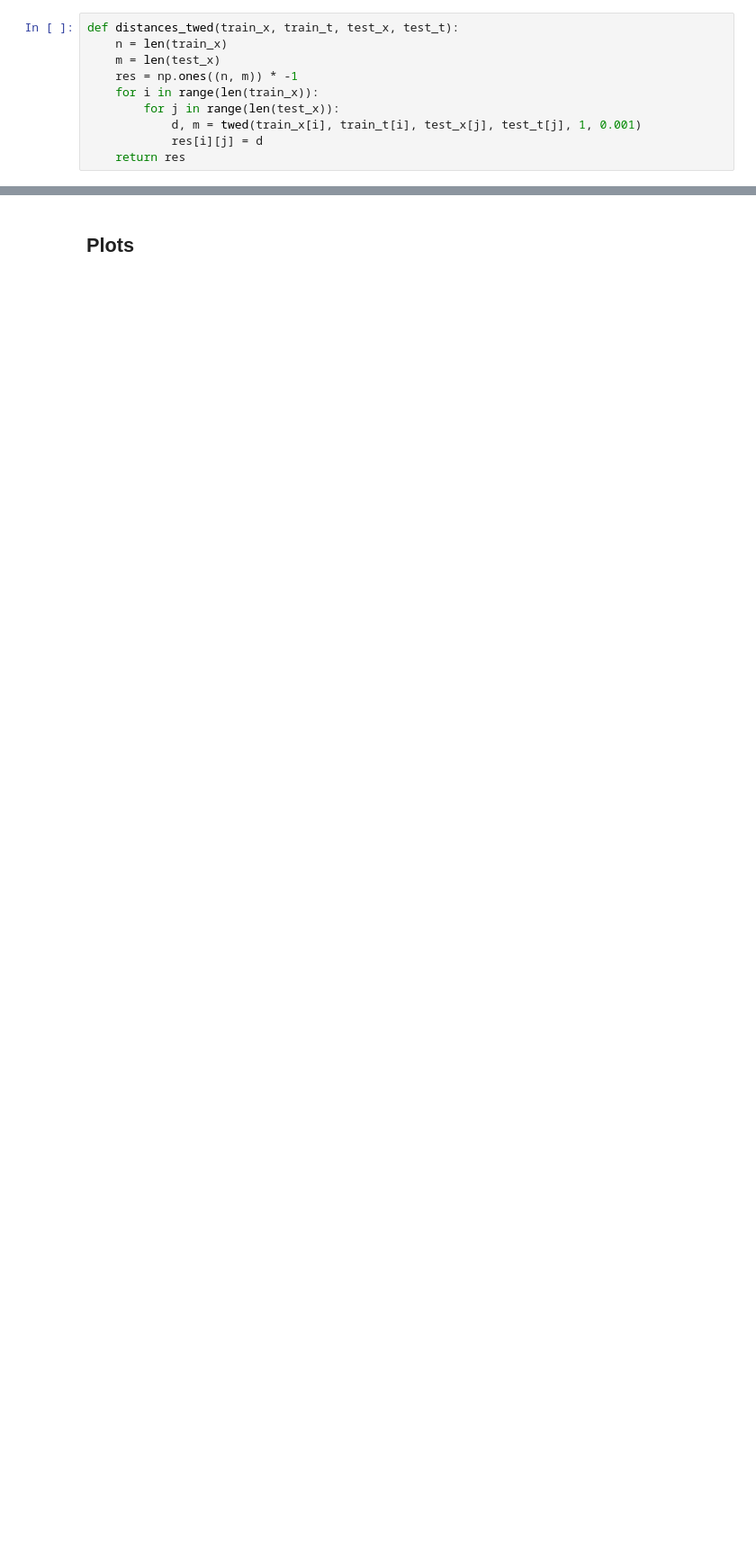
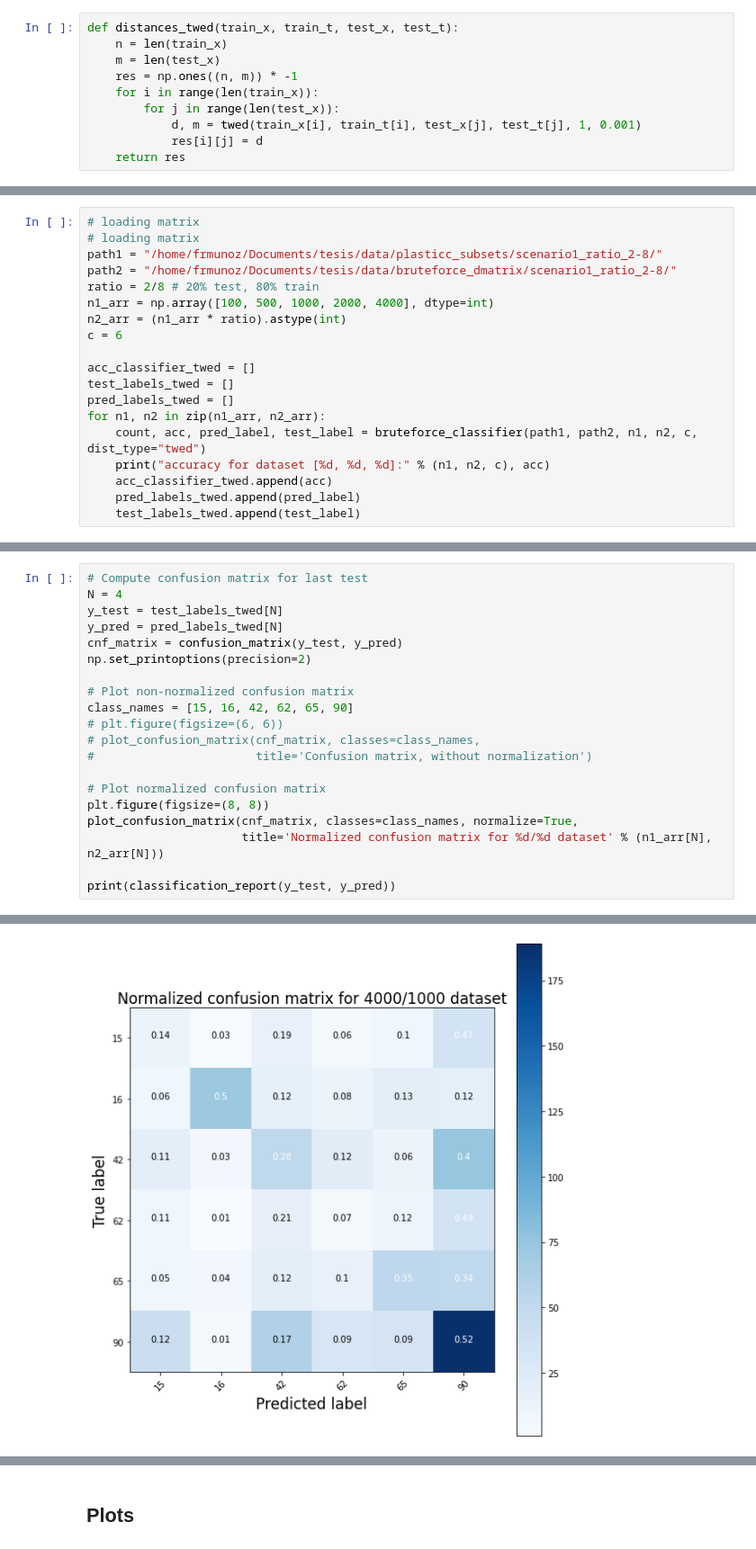
Before and after one commit to frmunozz/irregular-bag-of-pattern, a Jupyter notebook: notebooks/BruteForce.ipynb, the cells around one changed output, grey strips where cells are left out. Shown: that part at 90% size. Drawn from its saved outputs; the diff is of its cells as text; blank space fills up the shorter version.

```diff
--- a/notebooks/BruteForce.ipynb
+++ b/notebooks/BruteForce.ipynb
@@ -529,0 +401,19 @@ mAP@k for dataset [1000, 1000, 10], and k=10:  0.030959129976064502
+# %%
+# loading matrix
+# loading matrix
+path1 = "/home/frmunoz/Documents/tesis/data/plasticc_subsets/scenario1_ratio_2-8/"
+path2 = "/home/frmunoz/Documents/tesis/data/bruteforce_dmatrix/scenario1_ratio_2-8/"
+ratio = 2/8 # 20% test, 80% train
+n1_arr = np.array([100, 500, 1000, 2000, 4000], dtype=int)
+n2_arr = (n1_arr * ratio).astype(int)
+c = 6
+
+acc_classifier_twed = []
+test_labels_twed = []
+pred_labels_twed = []
+for n1, n2 in zip(n1_arr, n2_arr):
+    count, acc, pred_label, test_label = bruteforce_classifier(path1, path2, n1, n2, c, dist_type="twed")
+    print("accuracy for dataset [%d, %d, %d]:" % (n1, n2, c), acc)
+    acc_classifier_twed.append(acc)
+    pred_labels_twed.append(pred_label)
+    test_labels_twed.append(test_label)
@@ -529,0 +426,21 @@ mAP@k for dataset [1000, 1000, 10], and k=10:  0.030959129976064502
+# %%
+# Compute confusion matrix for last test
+N = 4
+y_test = test_labels_twed[N]
+y_pred = pred_labels_twed[N]
+cnf_matrix = confusion_matrix(y_test, y_pred)
+np.set_printoptions(precision=2)
+
+# Plot non-normalized confusion matrix
+class_names = [15, 16, 42, 62, 65, 90]
+# plt.figure(figsize=(6, 6))
+# plot_confusion_matrix(cnf_matrix, classes=class_names,
+#                       title='Confusion matrix, without normalization')
+
+# Plot normalized confusion matrix
+plt.figure(figsize=(8, 8))
+plot_confusion_matrix(cnf_matrix, classes=class_names, normalize=True,
+                      title='Normalized confusion matrix for %d/%d dataset' % (n1_arr[N], n2_arr[N]))
+
+print(classification_report(y_test, y_pred))
+# %% [output]
@@ -529,0 +460 @@ mAP@k for dataset [1000, 1000, 10], and k=10:  0.030959129976064502
+[figure, added]
```
Also changed, not shown: parts of 22 cells of this notebook, 6 other files.
